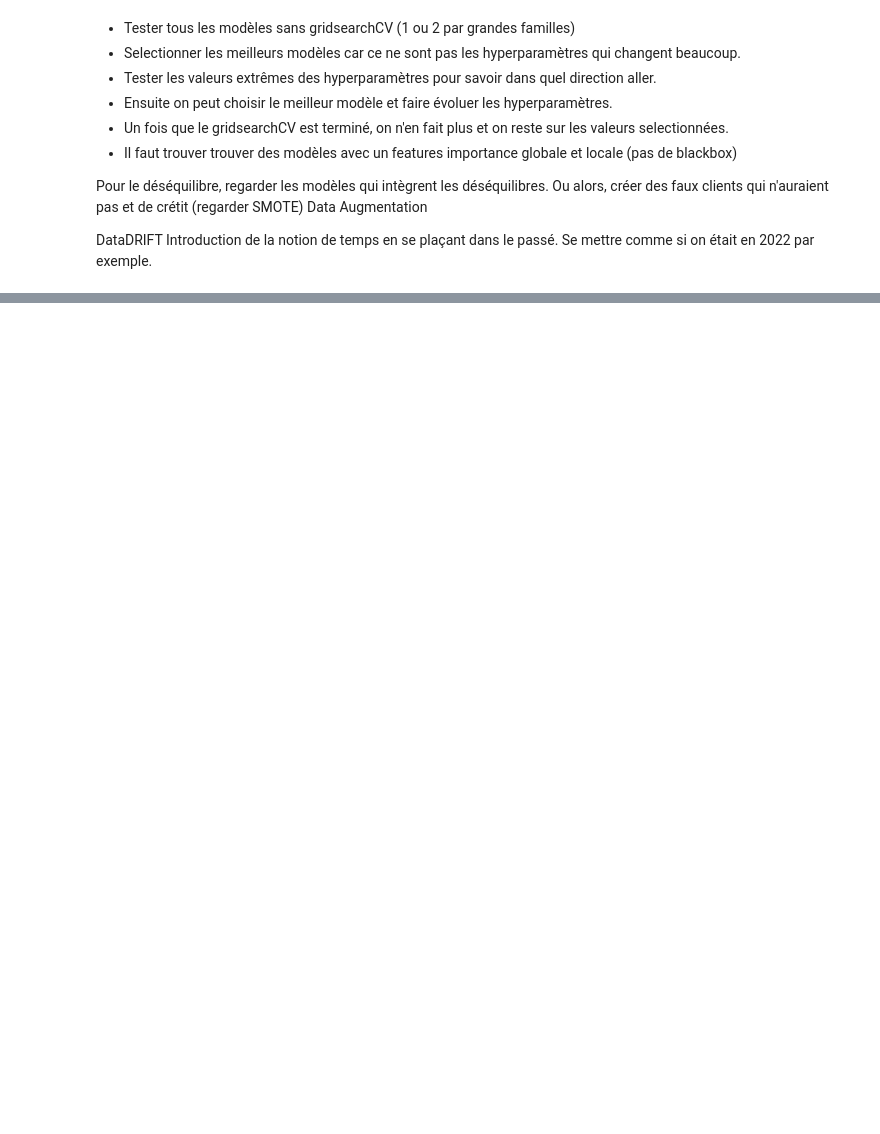
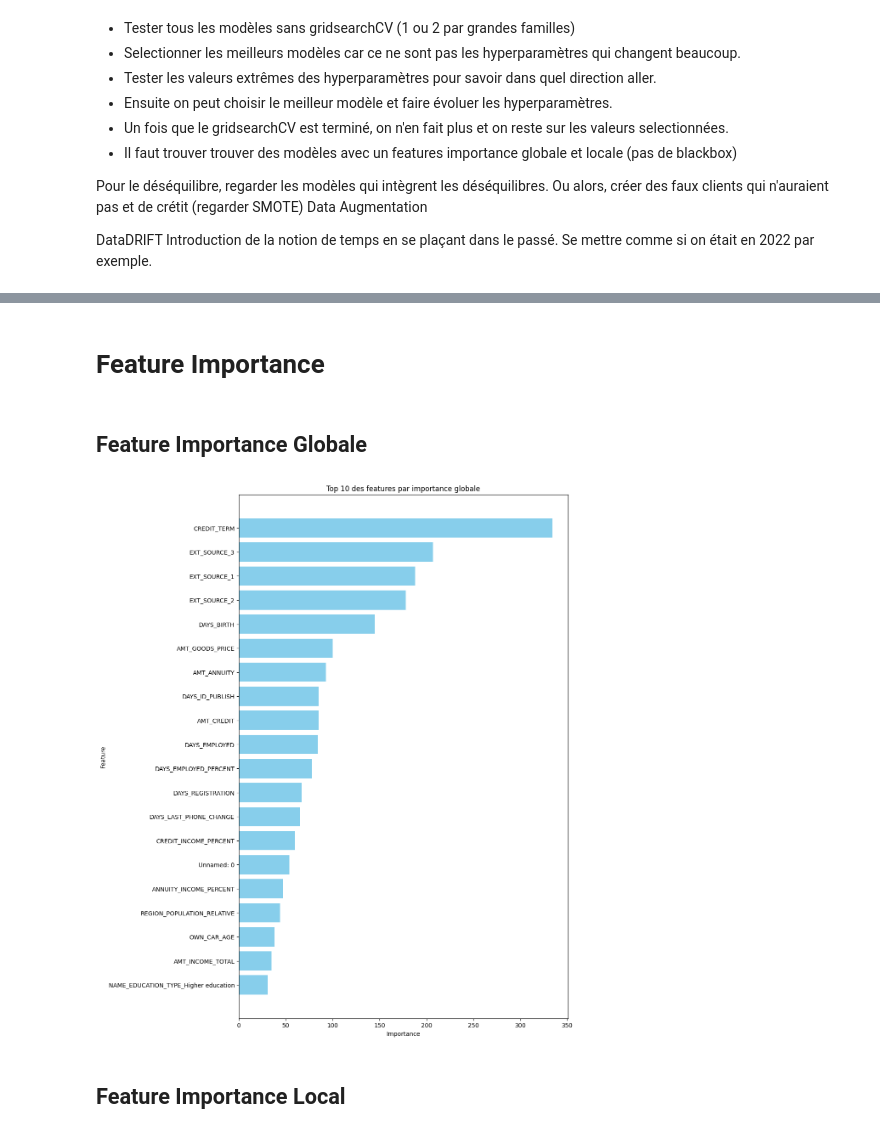
Before and after one commit to SebastienMorichon/DS-PROJET-07, a Jupyter notebook: Livrable.ipynb, the cells around one changed output, grey strips where cells are left out. Drawn from its saved outputs; the diff is of its cells as text; code cells hidden in the pictures; blank space fills up the shorter version.

```diff
--- a/Livrable.ipynb
+++ b/Livrable.ipynb
@@ -166 +145,7 @@ Temps de prédiction pour ExtraTreesClassifier: 5.16 secondes
+# %%
+# Initialisation du modèle LightGBM
+lgbm = LGBMClassifier(class_weight='balanced', random_state=0)
+model_type = 'Boosting - LightGBM'
+# Configuration de GridSearchCV
+grid_search = GridSearchCV(estimator=lgbm, param_grid=param_grid, scoring='roc_auc', cv=3, n_jobs=-1, verbose=1)
 # %%
@@ -277,2 +249,27 @@ And if memory is not enough, you can set `force_col_wise=true`.
 [LightGBM] [Info] [binary:BoostFromScore]: pavg=0.500000 -> initscore=0.000000
 [LightGBM] [Info] Start training from score 0.000000
+# %% [markdown]
+# Feature Importance
+# %% [markdown]
+## Feature Importance Globale
+# %%
+# Récupérer l'importance des features
+feature_importances = best_model.feature_importances_
+feature_names = app_train.drop(columns=['TARGET']).columns
+
+# Créer un DataFrame pour organiser les importances
+importance_df = pd.DataFrame({'Feature': feature_names, 'Importance': feature_importances})
+importance_df = importance_df.sort_values(by='Importance', ascending=False)
+
+# Afficher les 10 features les plus importantes
+plt.figure(figsize=(10, 16))
+plt.barh(importance_df['Feature'].head(20), importance_df['Importance'].head(20), color='skyblue')
+plt.gca().invert_yaxis()
+plt.title("Top 10 des features par importance globale")
+plt.xlabel("Importance")
+plt.ylabel("Feature")
+plt.show()
+# %% [output]
+[figure, added]
+# %% [markdown]
+## Feature Importance Local
```
Also changed, not shown: parts of 24 cells of this notebook, 8 other files.
